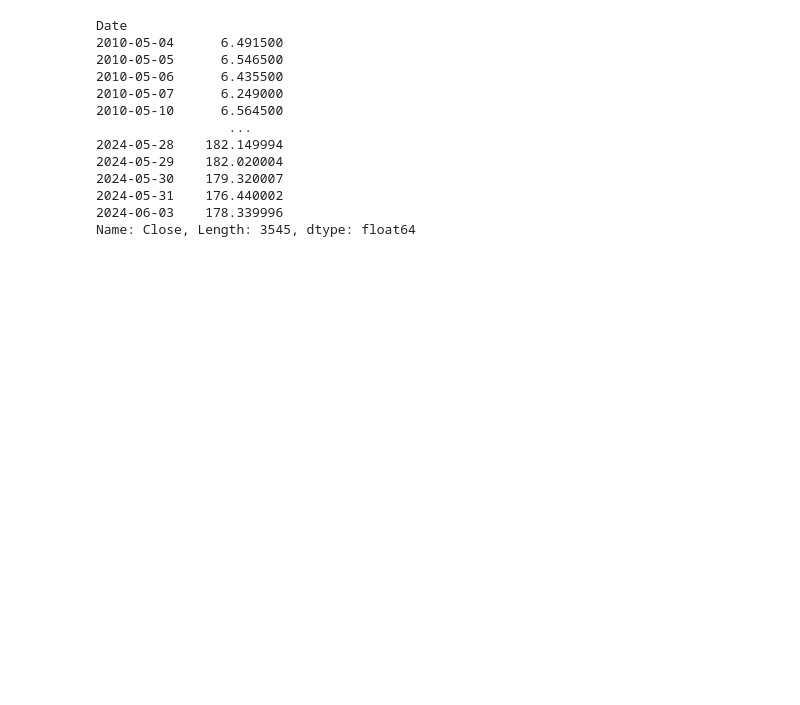
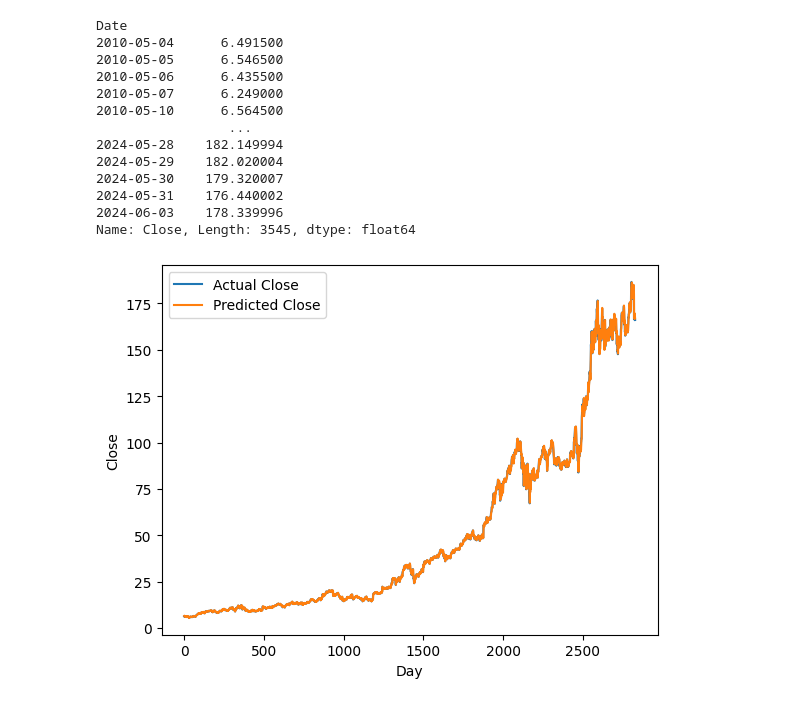
Before and after one commit to xReniar/Stock-Predictor, a Jupyter notebook: src/linear_regression.ipynb, the cells around one changed output. Cells and saved outputs as stored; diff of their text form; code cells hidden in the pictures; blank space fills up the shorter version.

Commit message:
added principal script for training models

```diff
--- a/src/linear_regression.ipynb
+++ b/src/linear_regression.ipynb
@@ -82,6 +83,17 @@ y_test = np.array([item[1] for item in test_data])
 
 # Train linear regression model
 model = train_model(X_train, y_train)
+# %%
+predicted = model.predict(X_train)
+
+plt.plot(y_train, label='Actual Close')
+plt.plot(predicted, label='Predicted Close')
+plt.xlabel('Day')
+plt.ylabel('Close')
+plt.legend()
+plt.show()
+# %% [output]
+[figure, added]
 # %%
 # Example of using the trained model for prediction
 last_sequence = X_test[-1].reshape(1, -1)
```
Also changed, not shown: parts of 2 cells of this notebook, 3 other files.
